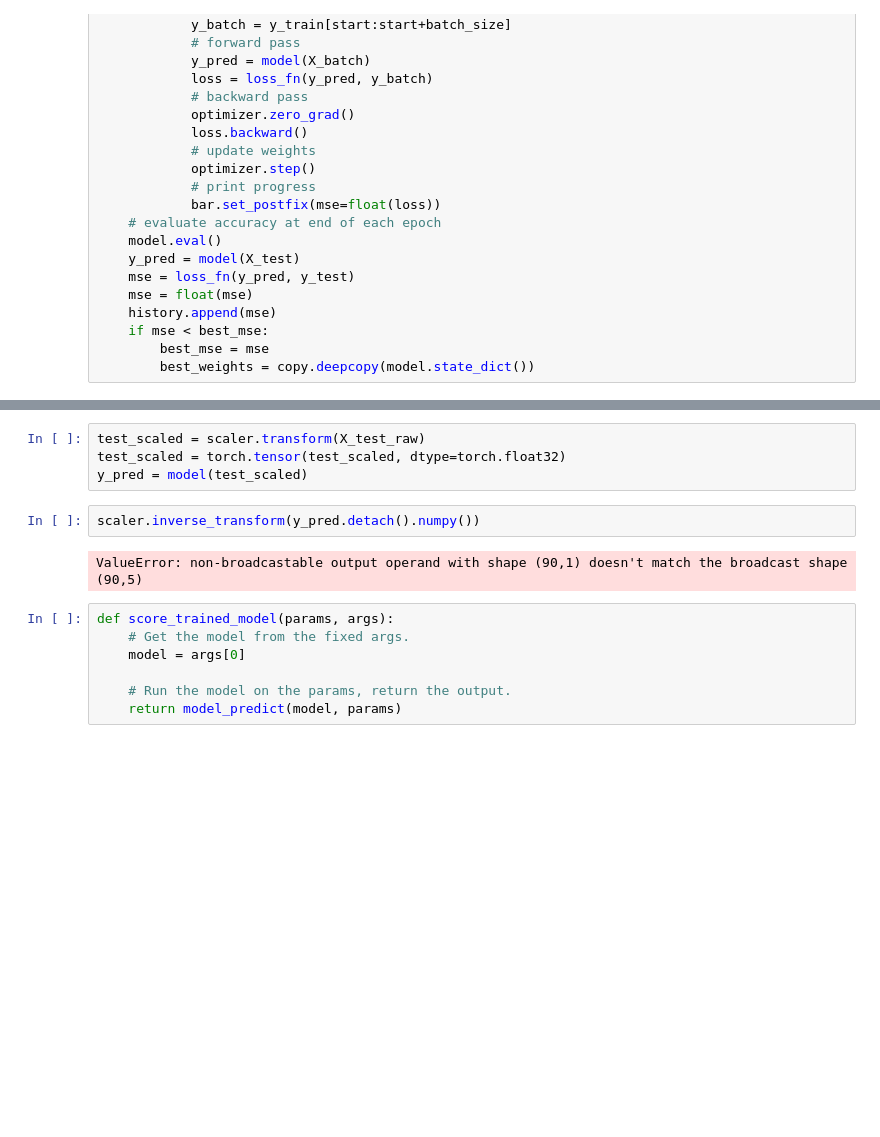
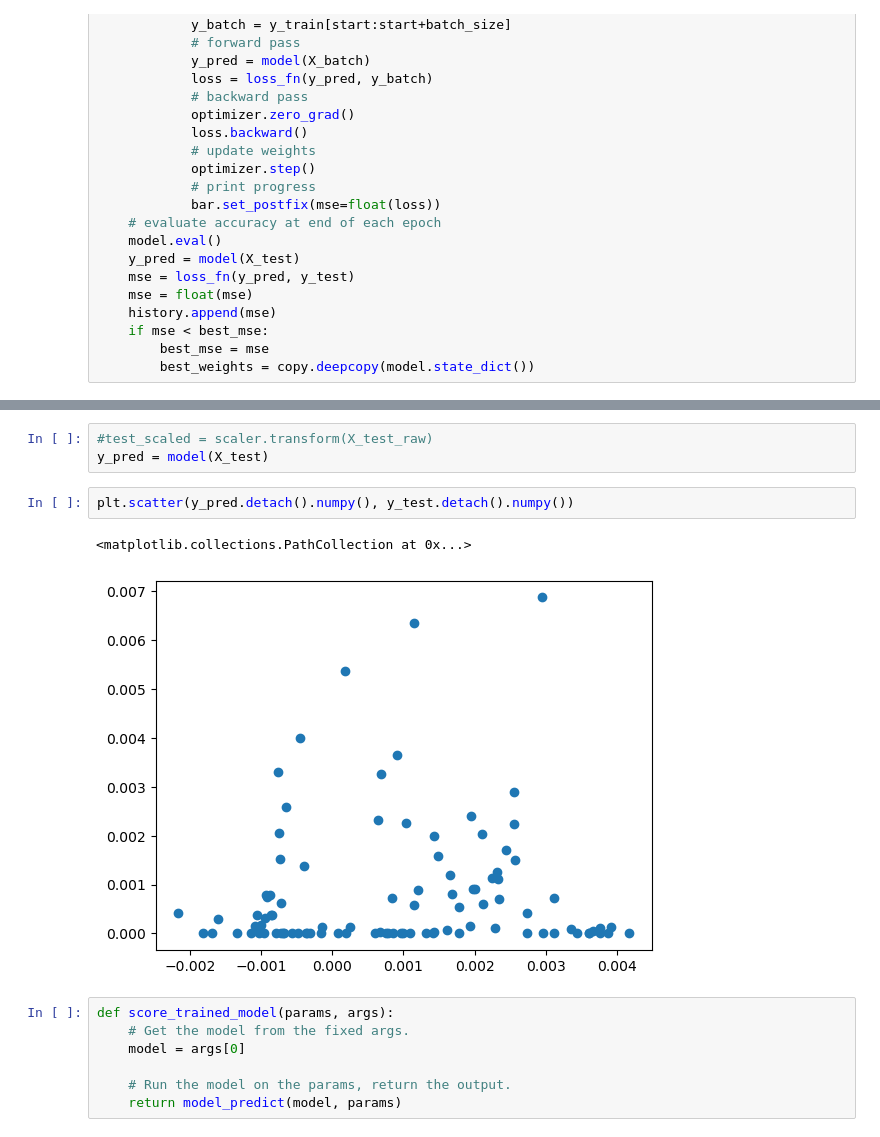
Before and after one commit to raforsyth/datathon_ambulance, a Jupyter notebook: neuralnet.ipynb, the cells around one changed output, grey strips where cells are left out. Cells and saved outputs as stored; diff of their text form; blank space fills up the shorter version.

```diff
--- a/neuralnet.ipynb
+++ b/neuralnet.ipynb
@@ -146,12 +175,12 @@ Sequential(
 )
 # %%
-test_scaled = scaler.transform(X_test_raw)
-test_scaled = torch.tensor(test_scaled, dtype=torch.float32)
-y_pred = model(test_scaled)
+#test_scaled = scaler.transform(X_test_raw)
+y_pred = model(X_test)
 # %%
-scaler.inverse_transform(y_pred.detach().numpy())
+plt.scatter(y_pred.detach().numpy(), y_test.detach().numpy())
 # %% [output]
-ValueError: non-broadcastable output operand with shape (90,1) doesn't match the broadcast shape (90,5)
+<matplotlib.collections.PathCollection at 0x...>
+[figure, added]
 # %%
 def score_trained_model(params, args):
     # Get the model from the fixed args.
```
Also changed, not shown: parts of 10 cells of this notebook, 2 other files.
